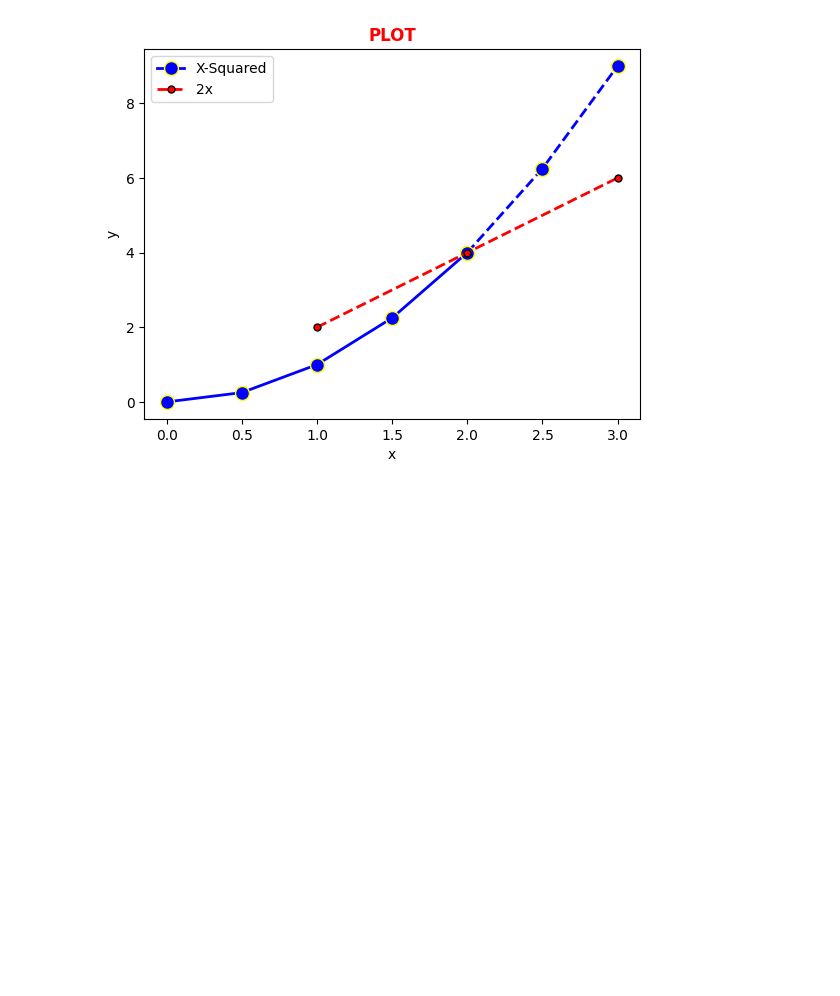
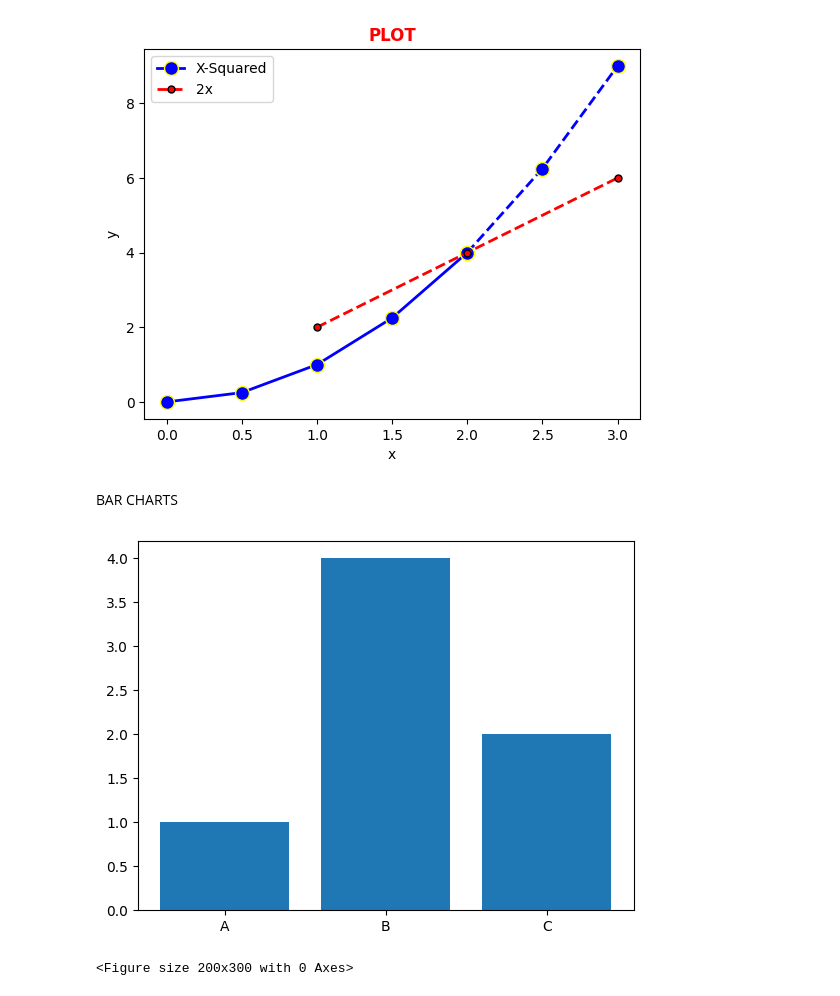
Before and after one commit to SyedAR-17/Matplot, a Jupyter notebook: Matplotlib.ipynb, the cells around one changed output. Cells and saved outputs as stored; diff of their text form; code cells hidden in the pictures; blank space fills up the shorter version.

Commit message:
Graphs and Bar Charts

```diff
--- a/Matplotlib.ipynb
+++ b/Matplotlib.ipynb
@@ -37,3 +39,15 @@ plt.legend()
 plt.show()
 # %% [output]
 [figure]
+# %% [markdown]
+BAR CHARTS
+# %%
+labels = ['A', 'B', 'C']
+values = [1,4,2]
+
+plt.bar(labels, values)
+plt.figure(figsize=(2,3))
+plt.show()
+# %% [output]
+[figure, added]
+<Figure size 200x300 with 0 Axes>
```
Also changed, not shown: parts of 1 cell of this notebook.
